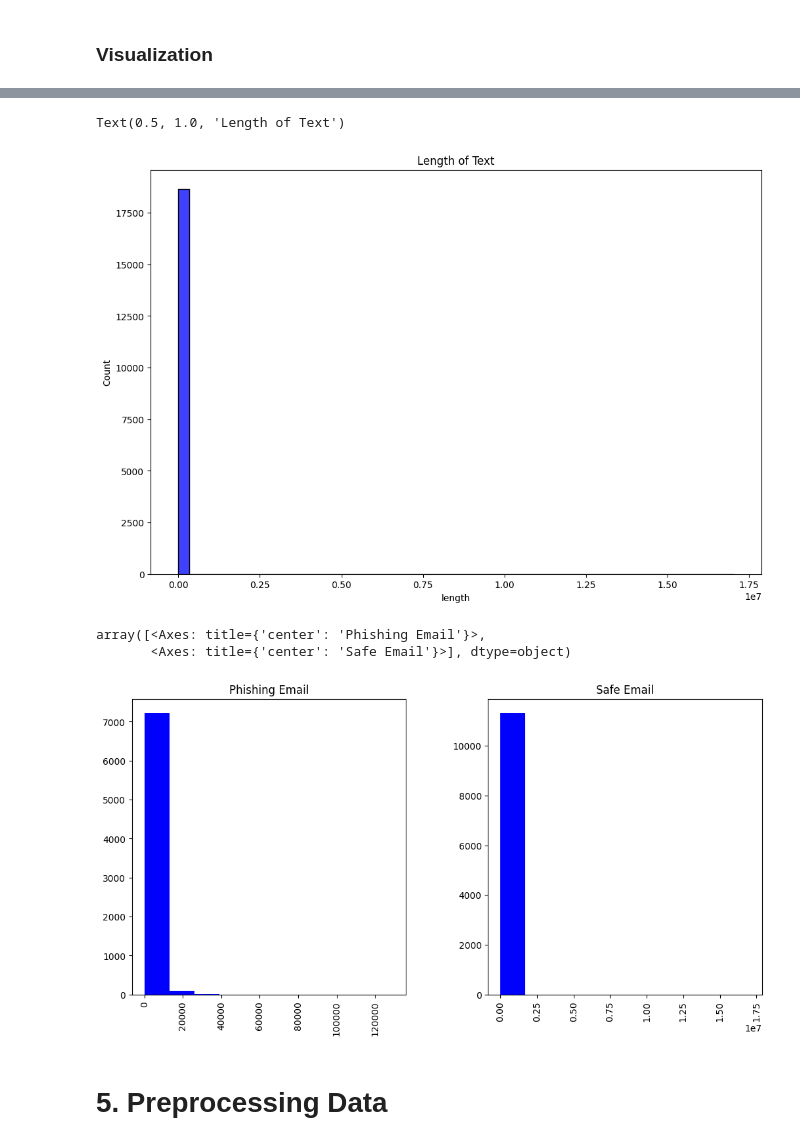
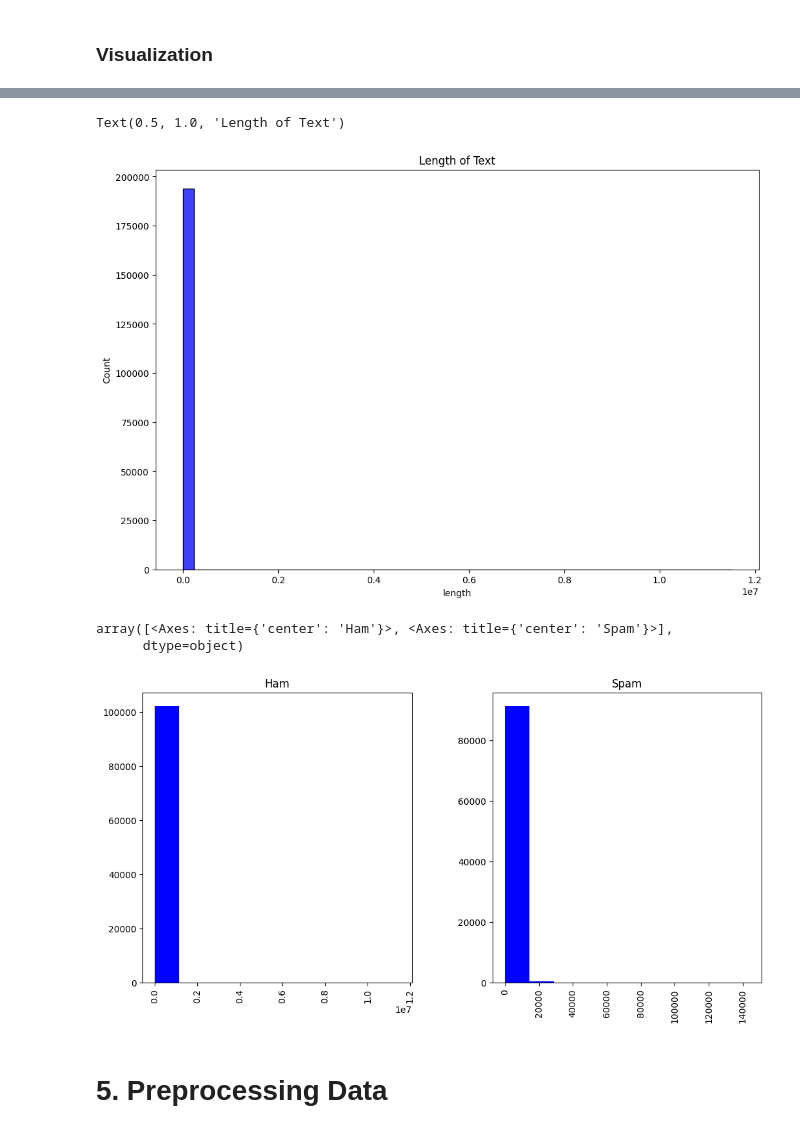
Before and after one commit to dikkaaaw/Email-Phising-Classification, a Jupyter notebook: Phishing Classification.ipynb, the cells around one changed output, grey strips where cells are left out. Saved outputs shown, nothing was run; the diff lists cells and outputs as text; code cells hidden in the pictures.

```diff
--- a/Phishing Classification.ipynb
+++ b/Phishing Classification.ipynb
@@ -82,7 +82,7 @@ Phishing Email     7328
 Name: count, dtype: int64
 # %%
 # Menampilkan panjang karakter email
-df['Email Text'] = df['Email Text'].astype(str)
-df['length'] = df['Email Text'].apply(len)
+df['text'] = df['text'].astype(str)
+df['length'] = df['text'].apply(len)
 df.head()
 # %% [output]
@@ -97,13 +97,13 @@ df.head()
 # %% [markdown]
 ### Data Cleaning
 # %%
-# Data Cleaning, Menghapus kolom yang tidak diperlukan
-df_cleaned = df.drop(columns=['Unnamed: 0'])
+# Data Cleaning, Menghapus kolom yang tidak diperlukan untuk dataset phising
+df = df.drop(columns=['Unnamed: 0'])
 # %%
 # Mengecek data yang kosong pada dataset
-missing_values = df_cleaned.isnull().sum()
+missing_values = df.isnull().sum()
 
 # Menghapus data yang kosong pada kolom Email Text
-df_cleaned = df_cleaned.dropna(subset=['Email Text'])
+df = df.dropna(subset=['text'])
 # %%
 # Melakukan cross check data yang kosong pada dataset
@@ -126,7 +126,7 @@ Phishing Email     7328
 Name: count, dtype: int64
 # %%
 # Menampilkan panjang karakter email
-df['Email Text'] = df_cleaned['Email Text'].astype(str)
-df['length'] = df_cleaned['Email Text'].apply(len)
-df_cleaned.head()
+df['text'] = df['text'].astype(str)
+df['length'] = df['text'].apply(len)
+df.head()
 # %% [output]
@@ -155,18 +155,18 @@ plt.show()
 # %%
 # Membuat plot panjang karakter email
 plt.figure(figsize=(12,8))
-sns.histplot(x='length',data=df_cleaned,bins=50, color='blue')
+sns.histplot(x='length',data=df,bins=50, color='blue')
 plt.title('Length of Text')
 # %% [output]
 Text(0.5, 1.0, 'Length of Text')
-[figure, old version]
+[figure, new version]
 # %%
 # Membuat plot panjang karakter email berdasarkan Email Type
-df_cleaned.hist(column='length',by='Email Type', figsize=(12,6) , color='blue')
+df.hist(column='length',by='label', figsize=(12,6) , color='blue')
 # %% [output]
-array([<Axes: title={'center': 'Phishing Email'}>,
-       <Axes: title={'center': 'Safe Email'}>], dtype=object)
+array([<Axes: title={'center': 'Ham'}>, <Axes: title={'center': 'Spam'}>],
+      dtype=object)
-[figure, old version]
+[figure, new version]
 # %% [markdown]
 # 5. Preprocessing Data
 # %% [markdown]
```
Also changed, not shown: parts of 54 cells of this notebook.
